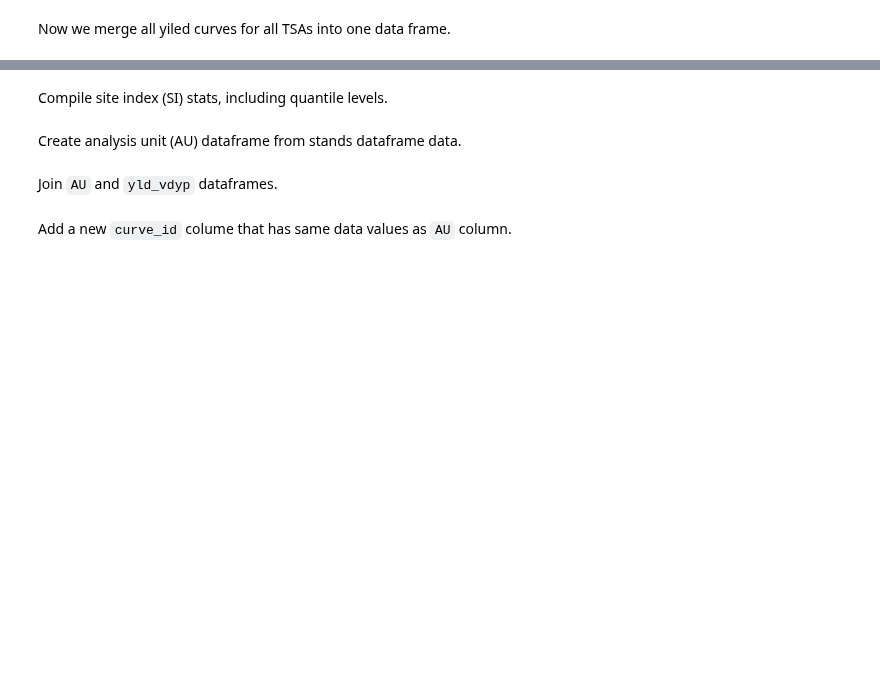
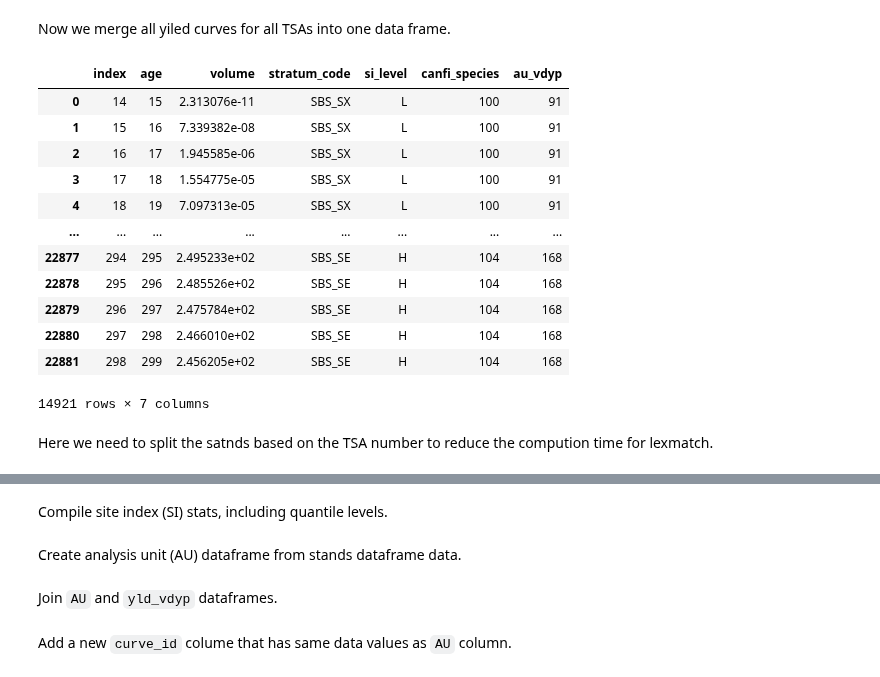
Before and after one commit to UBC-FRESH/nbds_mining, a Jupyter notebook: 00_woodstock_files_equitysilver.ipynb, the cells around one changed output, grey strips where cells are left out. Drawn from its saved outputs; the diff is of its cells as text; code cells hidden in the pictures; blank space fills up the shorter version.

```diff
--- a/00_woodstock_files_equitysilver.ipynb
+++ b/00_woodstock_files_equitysilver.ipynb
@@ -332,5 +358,22 @@ yld_vdyp_24 = dataframes['yld_vdyp_24']
 # %% [markdown]
 Now we merge all yiled curves for all TSAs into one data frame.
+# %%
+yld_vdyp_14= yld_vdyp_14[~yld_vdyp_14['stratum_code'].isin(['ICH_HW', 'ICH_AT', 'ICH_SX', 'ICH_BL', 'ESSF_B', 'ICH_PL', 'ICH_H', 'ICH_AC', 'ICH_EP', 'SBS_ACT', 'SBS_SX+ACT', 'ICH_PLI', 'ICH_S'])]
+yld_vdyp_14
+# %% [output]
+|  | index | age | volume | stratum_code | si_level | canfi_species | au_vdyp |
+| 0 | 14 | 15 | 2.313076e-11 | SBS_SX | L | 100 | 91 |
+| 1 | 15 | 16 | 7.339382e-08 | SBS_SX | L | 100 | 91 |
+| 2 | 16 | 17 | 1.945585e-06 | SBS_SX | L | 100 | 91 |
+| 3 | 17 | 18 | 1.554775e-05 | SBS_SX | L | 100 | 91 |
+| 4 | 18 | 19 | 7.097313e-05 | SBS_SX | L | 100 | 91 |
+| ... | ... | ... | ... | ... | ... | ... | ... |
+| 22877 | 294 | 295 | 2.495233e+02 | SBS_SE | H | 104 | 168 |
+| 22878 | 295 | 296 | 2.485526e+02 | SBS_SE | H | 104 | 168 |
+| 22879 | 296 | 297 | 2.475784e+02 | SBS_SE | H | 104 | 168 |
+| 22880 | 297 | 298 | 2.466010e+02 | SBS_SE | H | 104 | 168 |
+| 22881 | 298 | 299 | 2.456205e+02 | SBS_SE | H | 104 | 168 |
+14921 rows × 7 columns
 # %%
 # au_number = [0, 45, 90, 180, 224, 248]
 # tsa_number = [3, 12, 14, 20, 24]
@@ -346,2 +385,4 @@ yld_vdyp_ = yld_vdyp.reset_index().set_index('stratum_code')
 # %%
 stands_ = stands.reset_index().set_index(stratum_col)
+# %% [markdown]
+Here we need to split the satnds based on the TSA number to reduce the compution time for lexmatch.
```
Also changed, not shown: parts of 16 cells of this notebook, 1 other file.
